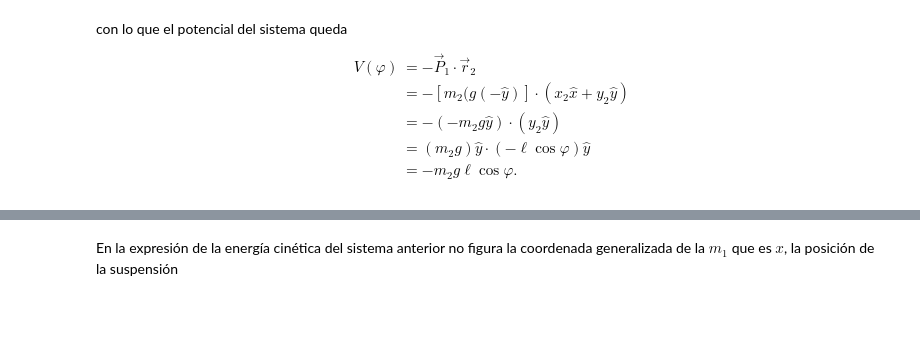
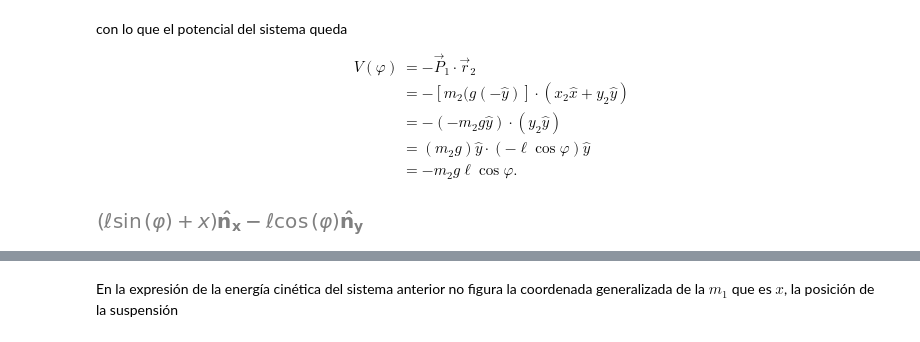
Before and after one commit to bettachini/MecanicaAnaliticaComputacional, a Jupyter notebook: 03Energía/pénduloSuspensiónTV.ipynb, the cells around one changed output, grey strips where cells are left out. Drawn from its saved outputs; the diff is of its cells as text; code cells hidden in the pictures; blank space fills up the shorter version.

```diff
--- a/03Energía/pénduloSuspensiónTV.ipynb
+++ b/03Energía/pénduloSuspensiónTV.ipynb
@@ -192,6 +192,10 @@ V(\varphi)
 &= - m_2 g \ell \cos{\varphi}.
 \end{aligned}
 $$
+# %%
+m2_r,
+# %% [output]
+[figure, added]
 # %%
 # Energía potencial
 m1_V = 0
```
Also changed, not shown: parts of 8 cells of this notebook, 36 other files.
